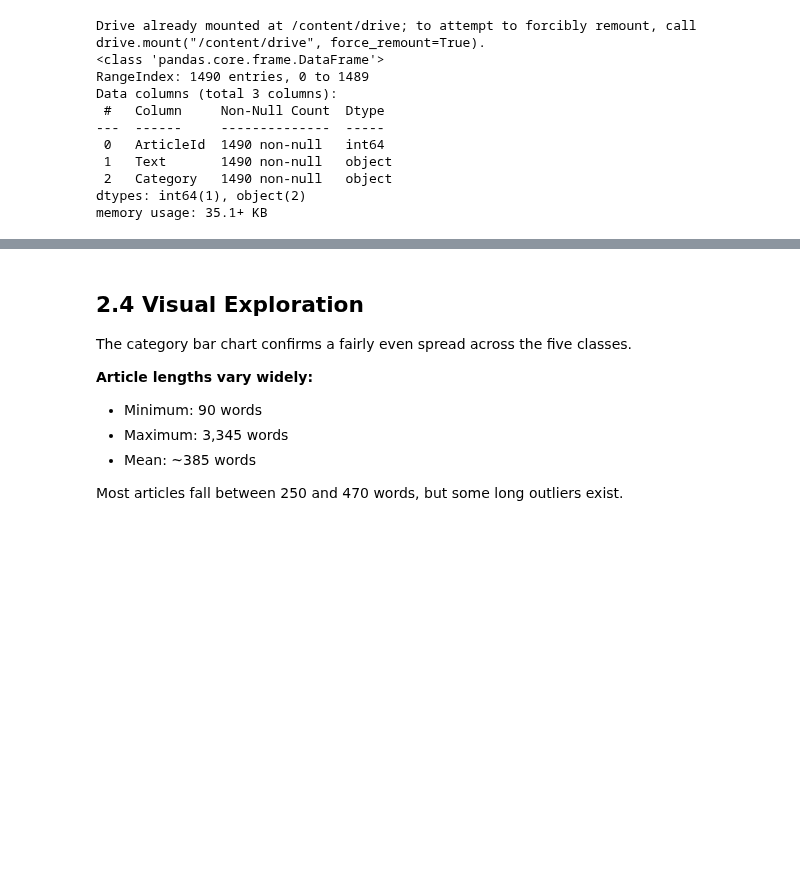
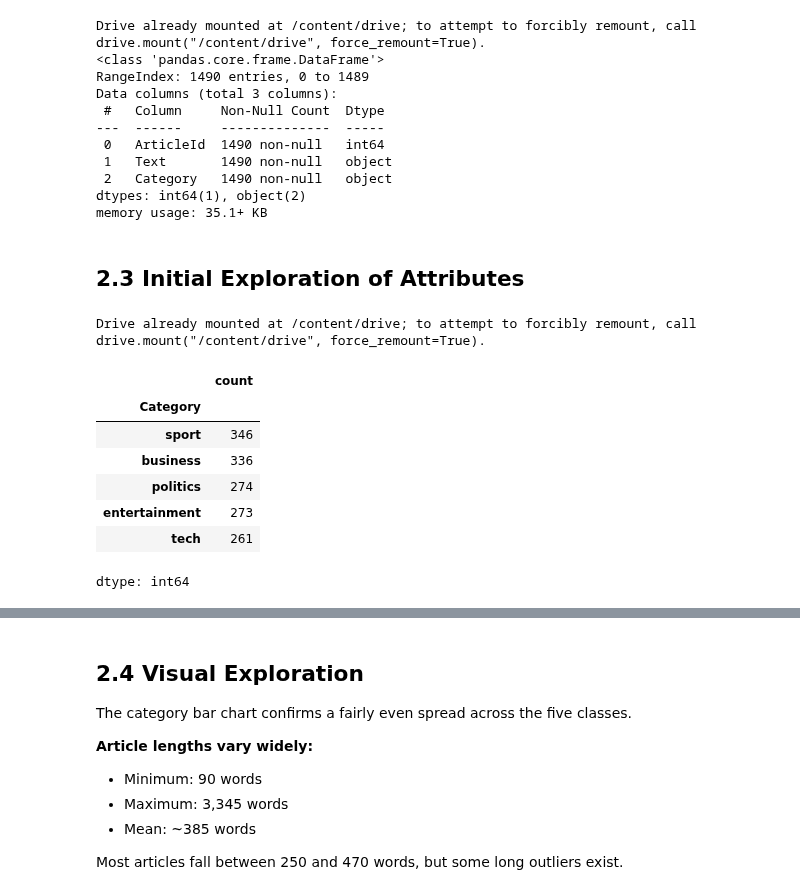
Before and after one commit to luckysiabula-bit/classification_of_domain-subject_area_reference., a Jupyter notebook: classification_of_domain_subject_area_reference.ipynb, the cells around one changed output, grey strips where cells are left out. Saved outputs shown, nothing was run; the diff lists cells and outputs as text; code cells hidden in the pictures; blank space fills up the shorter version.

Commit message:
[DU] Check for missing values and analyze category distribution

```diff
--- a/classification_of_domain_subject_area_reference.ipynb
+++ b/classification_of_domain_subject_area_reference.ipynb
@@ -115,3 +111,32 @@ Data columns (total 3 columns):
  2   Category   1490 non-null   object
 dtypes: int64(1), object(2)
 memory usage: 35.1+ KB
+# %% [markdown]
+## 2.3 Initial Exploration of Attributes
+# %%
+from google.colab import drive
+import pandas as pd
+# Mount Google Drive
+drive.mount('/content/drive')
+
+# Path to your file in Google Drive
+file_path = '/content/drive/MyDrive/BBC News Train.csv'
+
+# Load dataset
+df = pd.read_csv(file_path)
+
+# Check missing values
+df.isnull().sum()
+
+# Distribution of categories
+df["Category"].value_counts()
+# %% [output]
+Drive already mounted at /content/drive; to attempt to forcibly remount, call drive.mount("/content/drive", force_remount=True).
+|  | count |
+| Category |  |
+| sport | 346 |
+| business | 336 |
+| politics | 274 |
+| entertainment | 273 |
+| tech | 261 |
+dtype: int64
```
Also changed, not shown: parts of 3 cells of this notebook.
